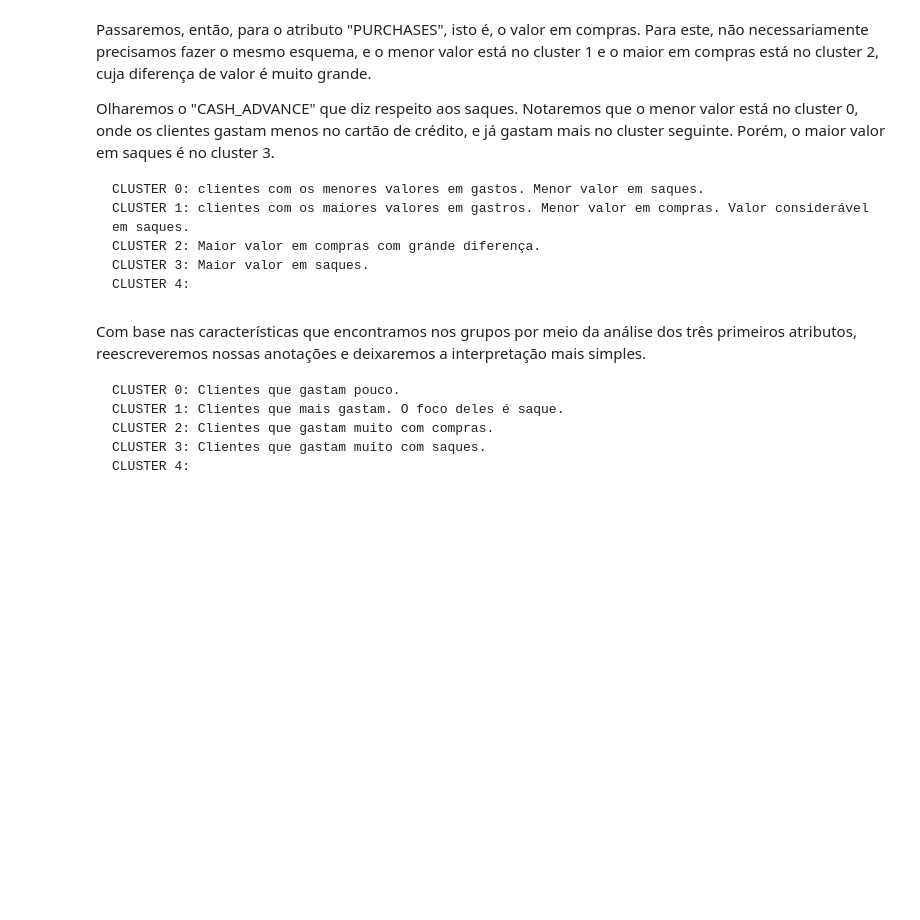
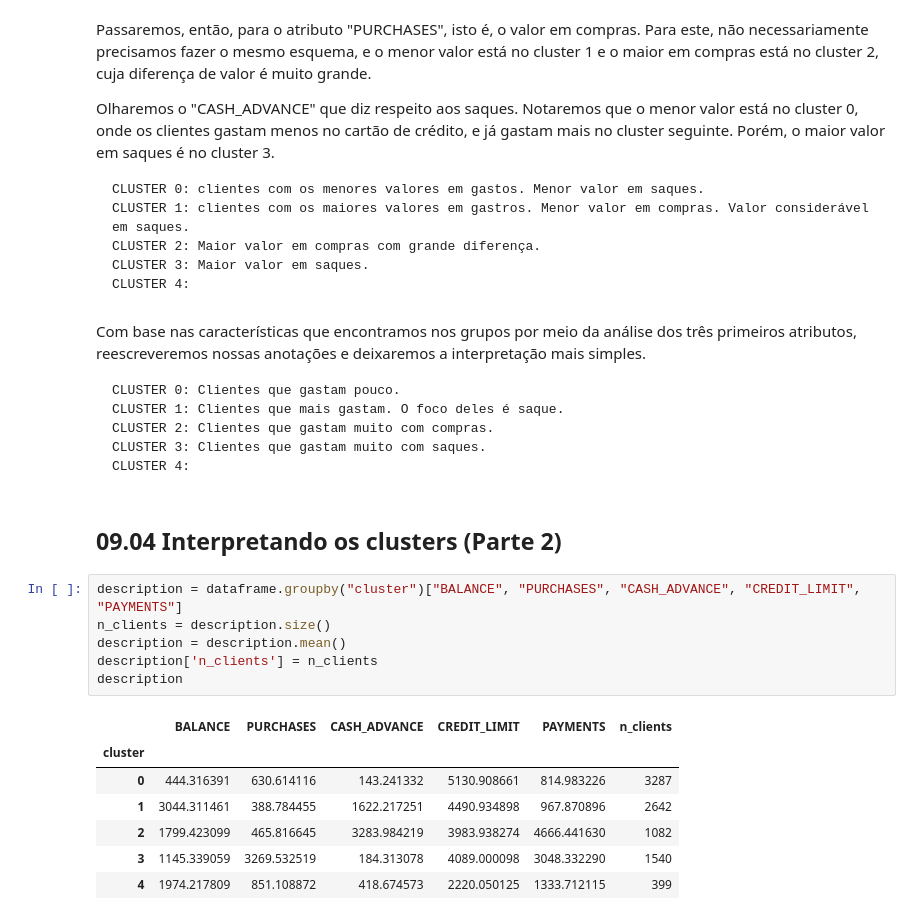
Before and after one commit to yorinori/Alura, a Jupyter notebook: Clustering_extraindo-padroes-de-dados/Notebook-cartao-de-credito.ipynb, the cells around one changed output. Cells and saved outputs as stored; diff of their text form; blank space fills up the shorter version.

````diff
--- a/Clustering_extraindo-padroes-de-dados/Notebook-cartao-de-credito.ipynb
+++ b/Clustering_extraindo-padroes-de-dados/Notebook-cartao-de-credito.ipynb
@@ -594,3 +594,19 @@ CLUSTER 2: Clientes que gastam muito com compras.
 CLUSTER 3: Clientes que gastam muito com saques.
 CLUSTER 4:
 ```
+# %% [markdown]
+## 09.04 Interpretando os clusters (Parte 2)
+# %%
+description = dataframe.groupby("cluster")["BALANCE", "PURCHASES", "CASH_ADVANCE", "CREDIT_LIMIT", "PAYMENTS"]
+n_clients = description.size()
+description = description.mean()
+description['n_clients'] = n_clients
+description
+# %% [output]
+|  | BALANCE | PURCHASES | CASH_ADVANCE | CREDIT_LIMIT | PAYMENTS | n_clients |
+| cluster |  |  |  |  |  |  |
+| 0 | 444.316391 | 630.614116 | 143.241332 | 5130.908661 | 814.983226 | 3287 |
+| 1 | 3044.311461 | 388.784455 | 1622.217251 | 4490.934898 | 967.870896 | 2642 |
+| 2 | 1799.423099 | 465.816645 | 3283.984219 | 3983.938274 | 4666.441630 | 1082 |
+| 3 | 1145.339059 | 3269.532519 | 184.313078 | 4089.000098 | 3048.332290 | 1540 |
+| 4 | 1974.217809 | 851.108872 | 418.674573 | 2220.050125 | 1333.712115 | 399 |
````
Also changed, not shown: parts of 23 cells of this notebook.
